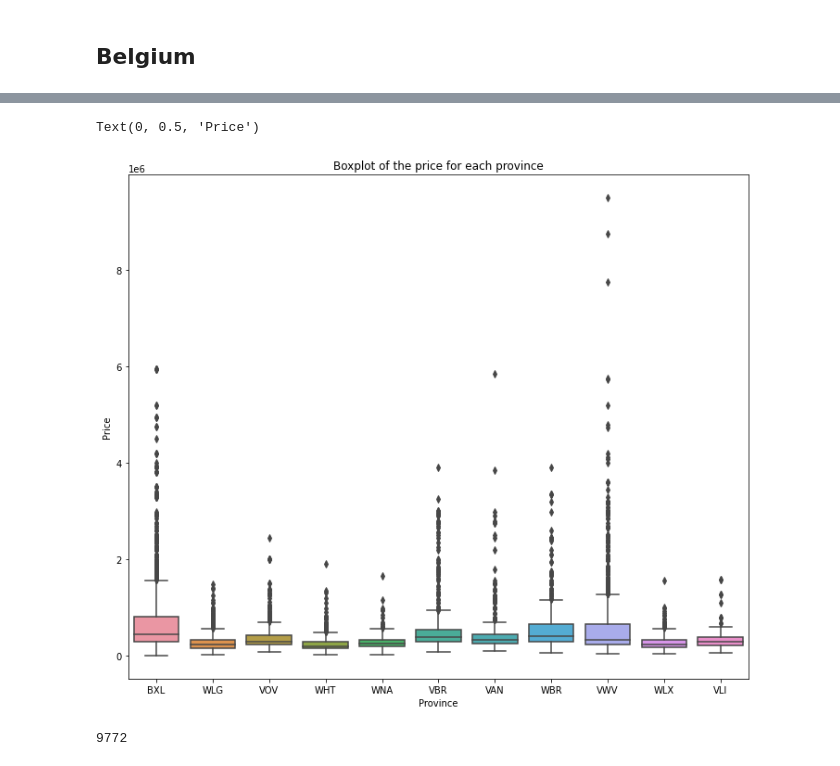
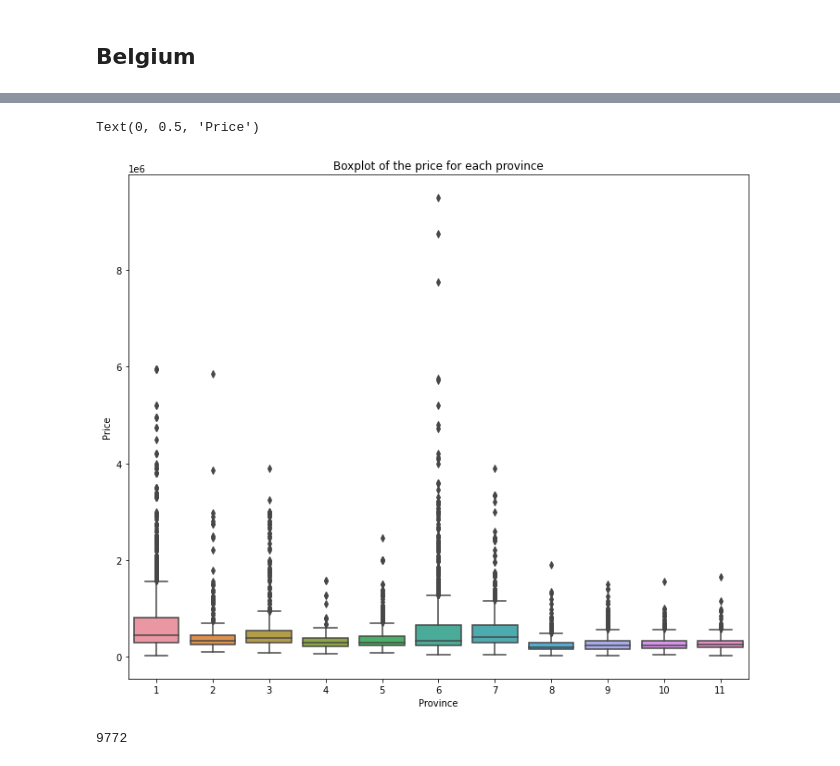
Before and after one commit to jcoumont/challenge-data-analysis, a Jupyter notebook: correlation_gui.ipynb, the cells around one changed output, grey strips where cells are left out. Cells and saved outputs as stored; diff of their text form; code cells hidden in the pictures.

```diff
--- a/correlation_gui.ipynb
+++ b/correlation_gui.ipynb
@@ -75,17 +58,17 @@ plt.show()
 # %%
 # Boxplot of the price for each province
 fig_dims = (12, 10)
 fig, ax = plt.subplots(figsize=fig_dims)
-sns.boxplot(x='Province',
+sns.boxplot(x='province',
                y='price',
                data=data,
                ax = ax)
 plt.title("Boxplot of the price for each province")
 plt.xlabel("Province")
 plt.ylabel("Price")
 # %% [output]
 Text(0, 0.5, 'Price')
-[figure, old version]
+[figure, new version]
 # %%
 data.groupby('locality')['price'].mean().idxmax()
 #9772 is Wannegem-Lede
```
Also changed, not shown: parts of 51 cells of this notebook.
